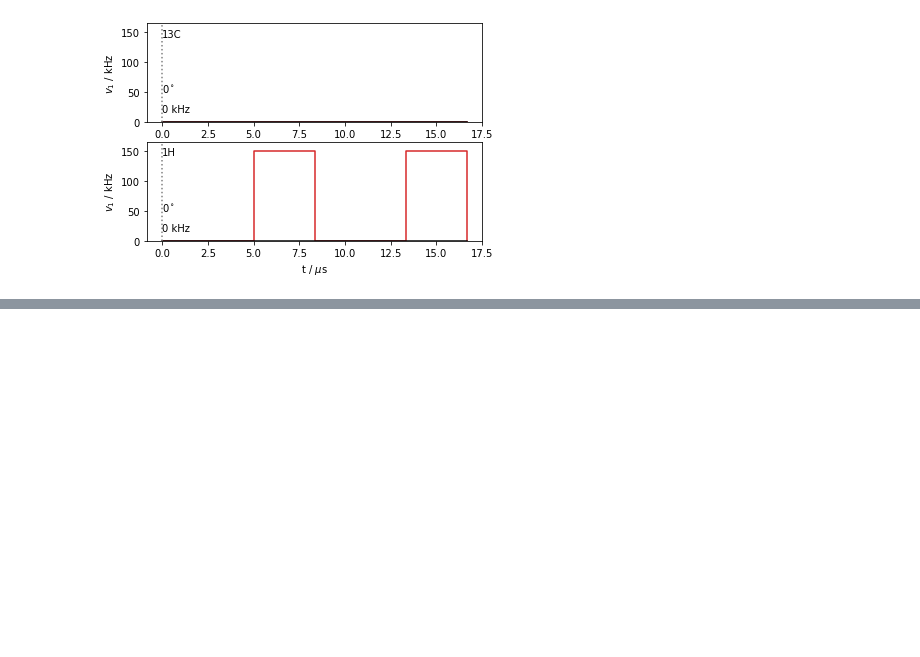
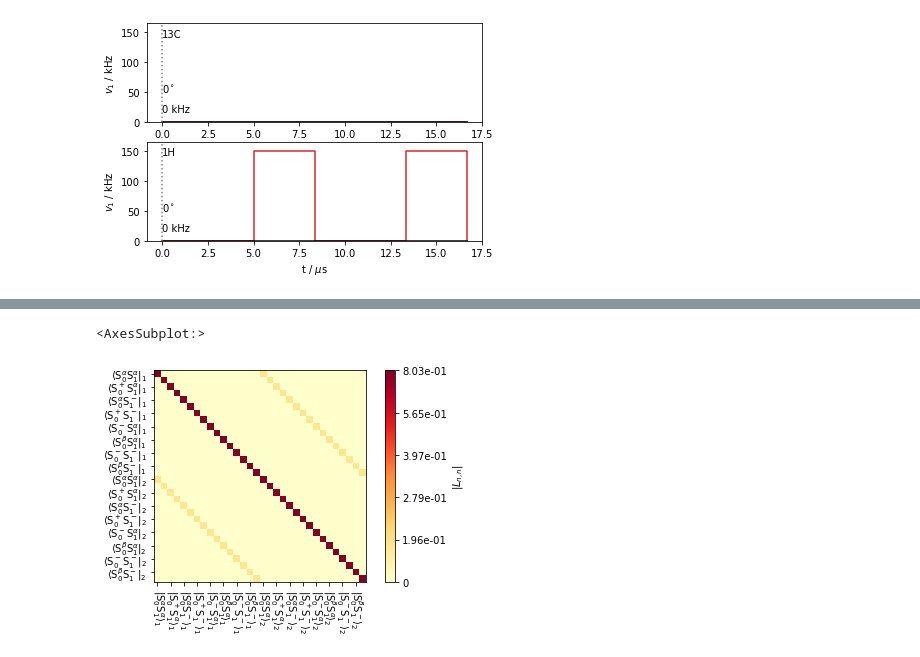
Before and after one commit to alsinmr/SLEEPY_tutorial, a Jupyter notebook: JupyterBook/_build/html/_sources/Chapter1/Ch1_Propagation.ipynb, the cells around one changed output, grey strips where cells are left out. Cells and saved outputs as stored; diff of their text form; code cells hidden in the pictures; blank space fills up the shorter version.

```diff
--- a/JupyterBook/_build/html/_sources/Chapter1/Ch1_Propagation.ipynb
+++ b/JupyterBook/_build/html/_sources/Chapter1/Ch1_Propagation.ipynb
@@ -154,0 +173,6 @@ Note that this setup lets us easily create shaped pulses by just providing a tim
+# %%
+U0=seq.U(Dt=5e-6)
+U0.plot()
+# %% [output]
+<AxesSubplot:>
+[figure, added]
```
Also changed, not shown: parts of 12 cells of this notebook, 25 other files.
